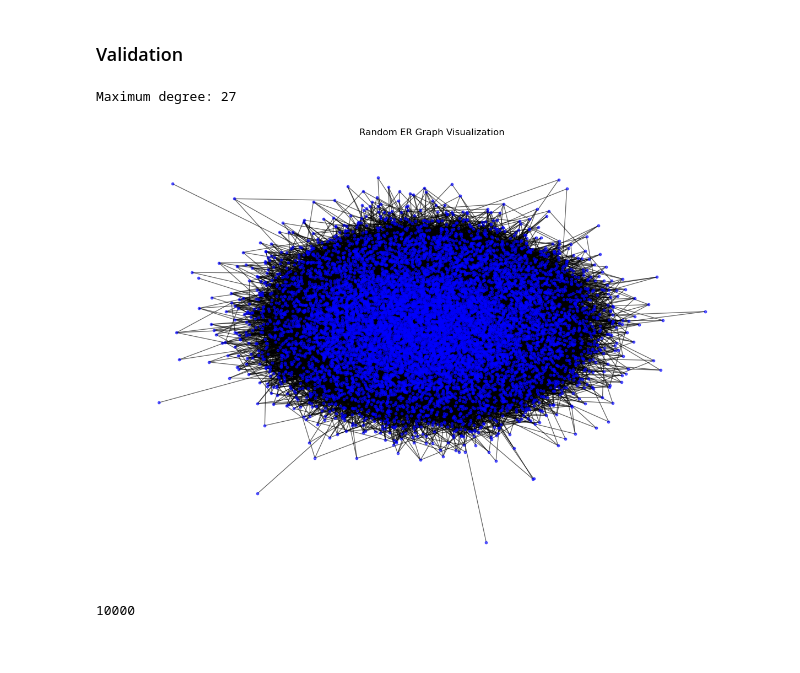
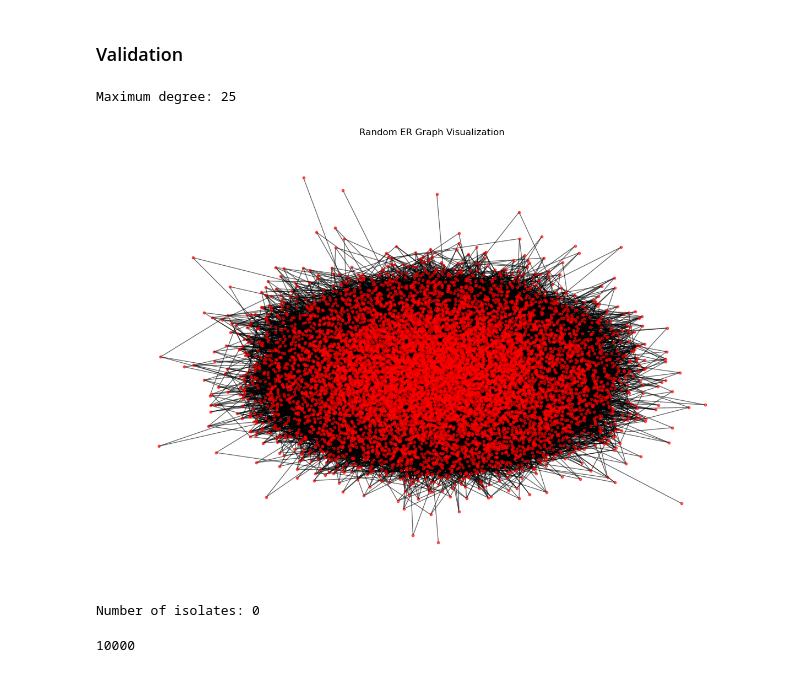
Before and after one commit to srujana-16/Opinion-Epidemic-Vaccination-Dynamics, a Jupyter notebook: main.ipynb, the cells around one changed output. Saved outputs shown, nothing was run; the diff lists cells and outputs as text; code cells hidden in the pictures.

Commit message:
handled isolated nodes

```diff
--- a/main.ipynb
+++ b/main.ipynb
@@ -575,20 +577,27 @@ mcs
 [figure]
 # %% [markdown]
 ### Validation
+# %%
+max_degree = 10
 # %%
-G = nx.fast_gnp_random_graph(10000, 0.001, seed=42)
+G = nx.fast_gnp_random_graph(10000, max_degree/(N-1), seed=42)
 # %%
 # Use Fruchterman-Reingold layout for visualization
 pos = nx.spring_layout(G, iterations=50)
 # %%
 print("Maximum degree:", max(dict(G.degree()).values()))
 # %% [output]
-Maximum degree: 27
+Maximum degree: 25
 # %%
 # Draw the graph
 plt.figure(figsize=(12, 8))
-nx.draw(G, pos, node_size=10, node_color='b', alpha=0.6, with_labels=False)
+nx.draw(G, pos, node_size=10, node_color='r', alpha=0.6, with_labels=False)
 plt.title("Random ER Graph Visualization")
 plt.show()
 # %% [output]
-[figure, old version]
+[figure, new version]
+# %%
+isolates = list(nx.isolates(G))
+print(f"Number of isolates: {len(isolates)}")
+# %% [output]
+Number of isolates: 0
```
Also changed, not shown: parts of 4 cells of this notebook, 1 other file.
